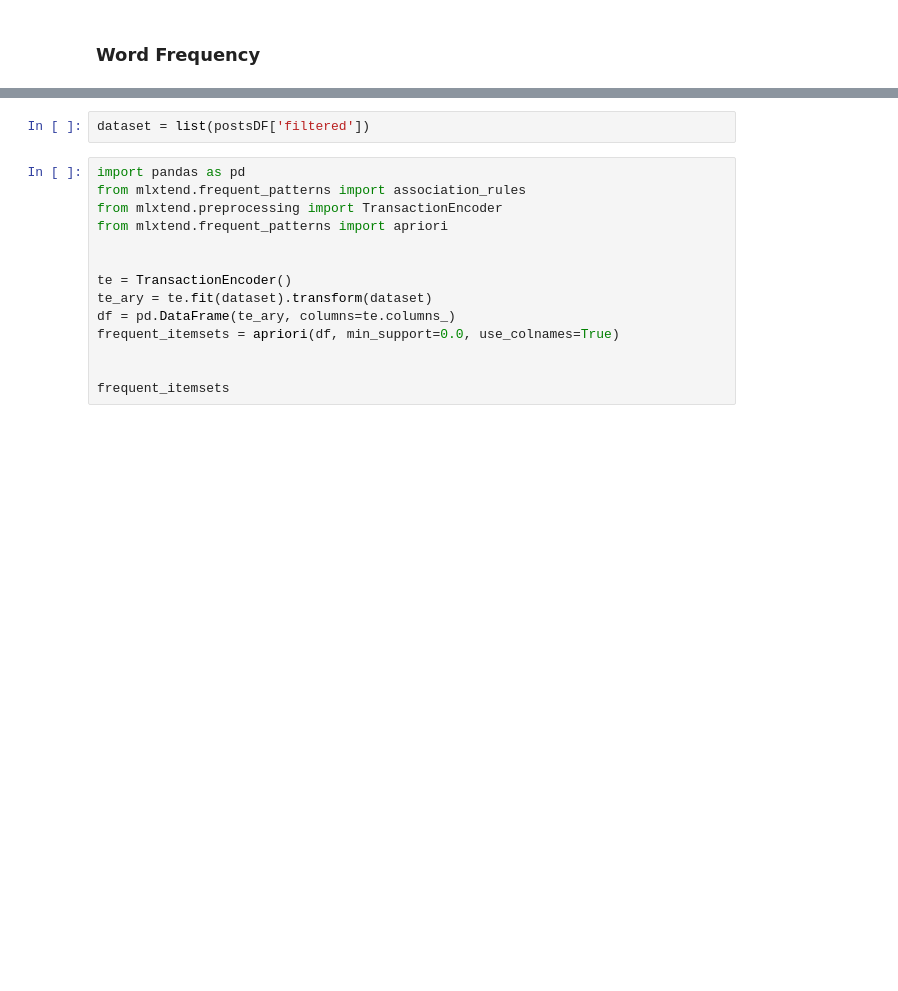
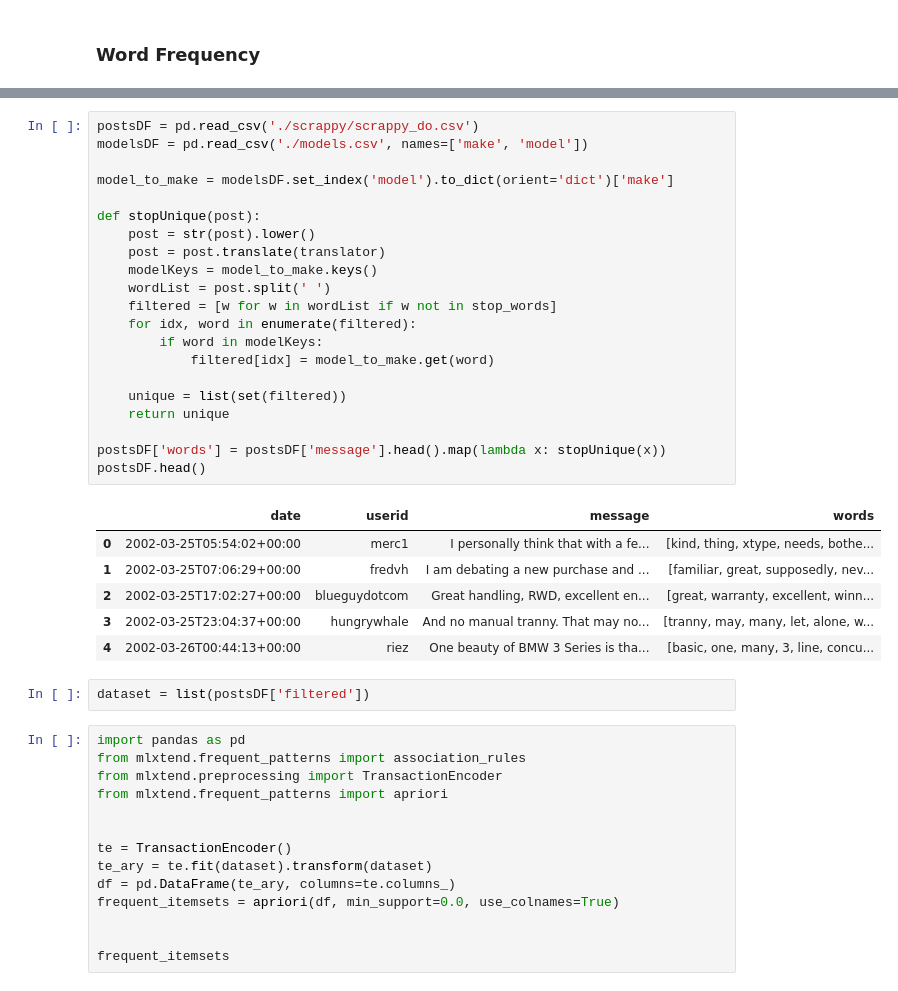
Before and after one commit to abhi-vik/ugc-analytics, a Jupyter notebook: assignments/first/Lift.ipynb, the cells around one changed output, grey strips where cells are left out. Cells and saved outputs as stored; diff of their text form; blank space fills up the shorter version.

```diff
--- a/assignments/first/Lift.ipynb
+++ b/assignments/first/Lift.ipynb
@@ -79,3 +17,31 @@ postsDF.head()
+# %%
+postsDF = pd.read_csv('./scrappy/scrappy_do.csv')
+modelsDF = pd.read_csv('./models.csv', names=['make', 'model'])
+
+model_to_make = modelsDF.set_index('model').to_dict(orient='dict')['make']
+
+def stopUnique(post):
+    post = str(post).lower()
+    post = post.translate(translator)
+    modelKeys = model_to_make.keys()
+    wordList = post.split(' ')
+    filtered = [w for w in wordList if w not in stop_words]
+    for idx, word in enumerate(filtered):
+        if word in modelKeys:
+            filtered[idx] = model_to_make.get(word)
+
+    unique = list(set(filtered))
+    return unique
+
+postsDF['words'] = postsDF['message'].head().map(lambda x: stopUnique(x))
+postsDF.head()
+# %% [output]
+|  | date | userid | message | words |
+| 0 | 2002-03-25T05:54:02+00:00 | merc1 | I personally think that with a fe... | [kind, thing, xtype, needs, bothe... |
+| 1 | 2002-03-25T07:06:29+00:00 | fredvh | I am debating a new purchase and ... | [familiar, great, supposedly, nev... |
+| 2 | 2002-03-25T17:02:27+00:00 | blueguydotcom | Great handling, RWD, excellent en... | [great, warranty, excellent, winn... |
+| 3 | 2002-03-25T23:04:37+00:00 | hungrywhale | And no manual tranny. That may no... | [tranny, may, many, let, alone, w... |
+| 4 | 2002-03-26T00:44:13+00:00 | riez | One beauty of BMW 3 Series is tha... | [basic, one, many, 3, line, concu... |
 # %%
 dataset = list(postsDF['filtered'])
 # %%
```
Also changed, not shown: parts of 4 cells of this notebook, 1 other file.
